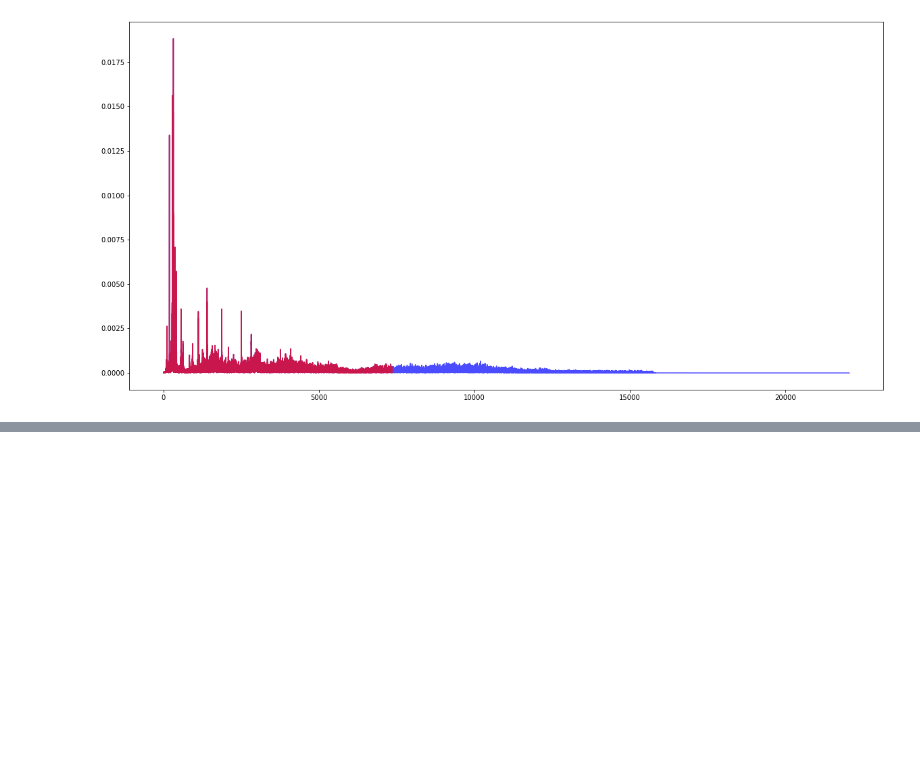
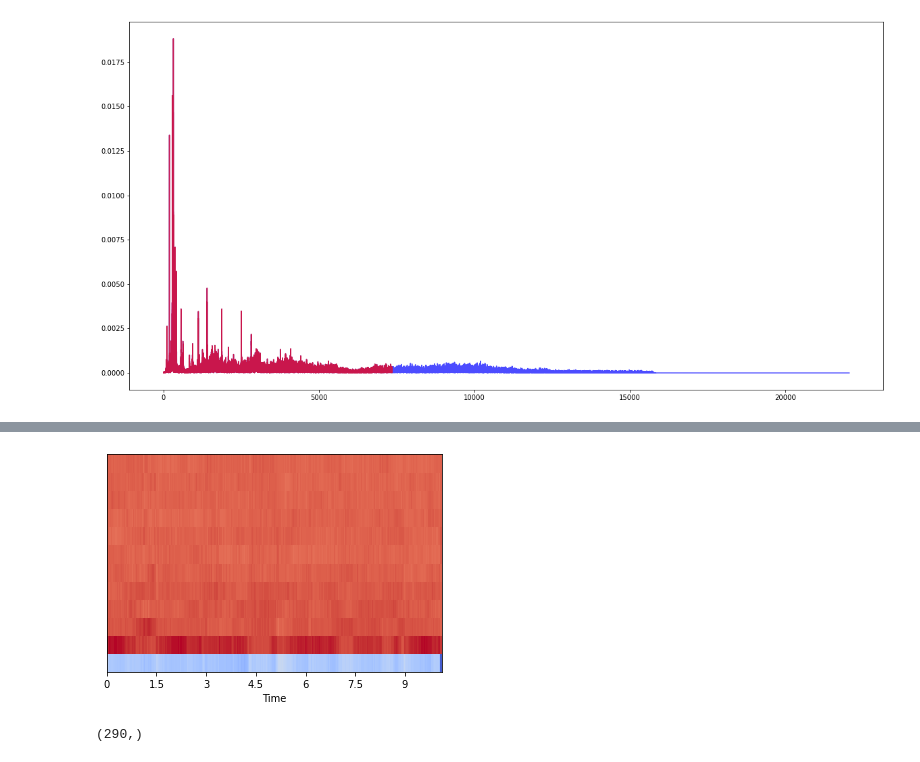
Before and after one commit to JanieTran/BTS_Voice_Classification, a Jupyter notebook: Audio Features.ipynb, the cells around one changed output, grey strips where cells are left out. Saved outputs shown, nothing was run; the diff lists cells and outputs as text; code cells hidden in the pictures; blank space fills up the shorter version.

```diff
--- a/Audio Features.ipynb
+++ b/Audio Features.ipynb
@@ -222,0 +280,10 @@ plt.plot(freqs_res, y_res, color='r', alpha=0.7)
+# %%
+librosa.display.specshow(mfcc, sr=sr, x_axis='time')
+plt.show()
+# %% [output]
+[figure, added]
+# %%
+centroids = spectral_centroid(spectrogram=spectrogram, sample_rate=sr)
+centroids.shape
+# %% [output]
+(290,)
```
Also changed, not shown: parts of 19 cells of this notebook, 4 other files.
